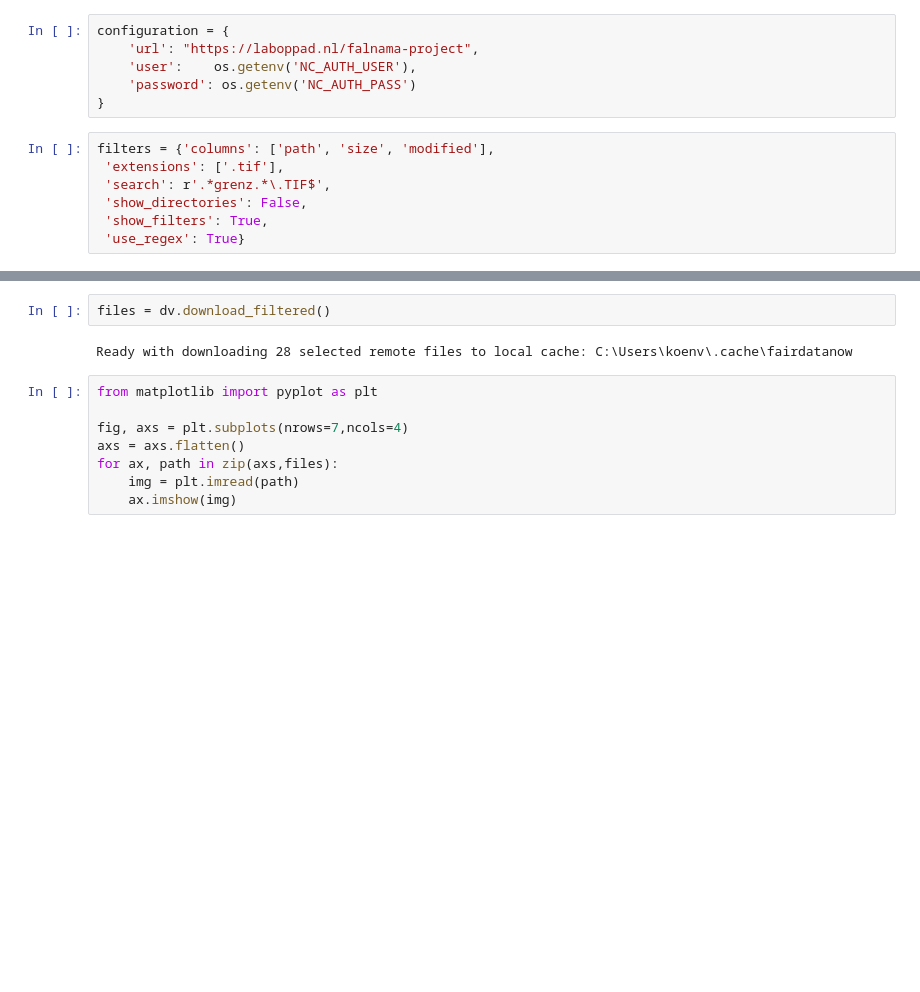
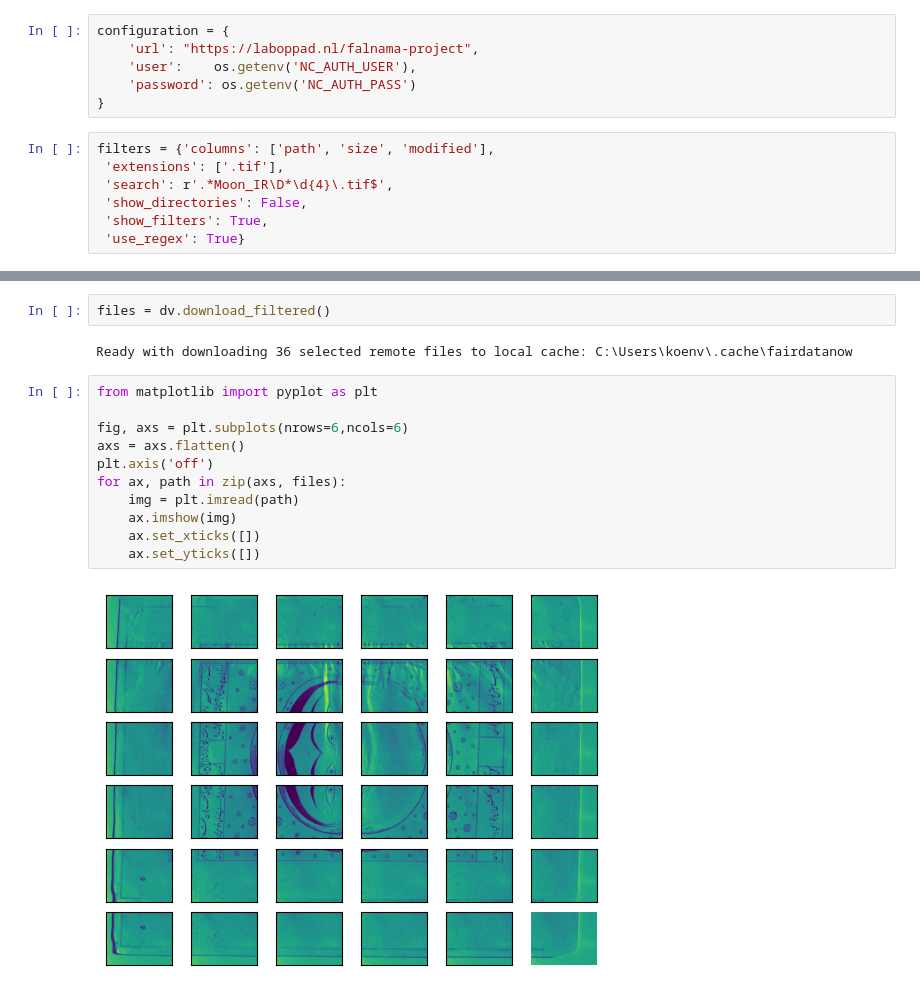
Before and after one commit to fligt/gridstitcher, a Jupyter notebook: notebooks/01_Retrieving_the_data.ipynb, the cells around one changed output, grey strips where cells are left out. Saved outputs shown, nothing was run; the diff lists cells and outputs as text; blank space fills up the shorter version.

```diff
--- a/notebooks/01_Retrieving_the_data.ipynb
+++ b/notebooks/01_Retrieving_the_data.ipynb
@@ -17,7 +17,7 @@ configuration = {
 # %%
 filters = {'columns': ['path', 'size', 'modified'],
  'extensions': ['.tif'],
- 'search': r'.*grenz.*\.TIF$',
+ 'search': r'.*Moon_IR\D*\d{4}\.tif$',
  'show_directories': False,
  'show_filters': True,
  'use_regex': True}
@@ -29,12 +29,17 @@ dv
 # %%
 files = dv.download_filtered()
 # %% [output]
-Ready with downloading 28 selected remote files to local cache: C:\Users\koenv\.cache\fairdatanow
+Ready with downloading 36 selected remote files to local cache: C:\Users\koenv\.cache\fairdatanow
 # %%
 from matplotlib import pyplot as plt
 
-fig, axs = plt.subplots(nrows=7,ncols=4)
+fig, axs = plt.subplots(nrows=6,ncols=6)
 axs = axs.flatten()
-for ax, path in zip(axs,files):
+plt.axis('off')
+for ax, path in zip(axs, files):
     img = plt.imread(path)
     ax.imshow(img)
+    ax.set_xticks([])
+    ax.set_yticks([])
+# %% [output]
+[figure, added]
```
